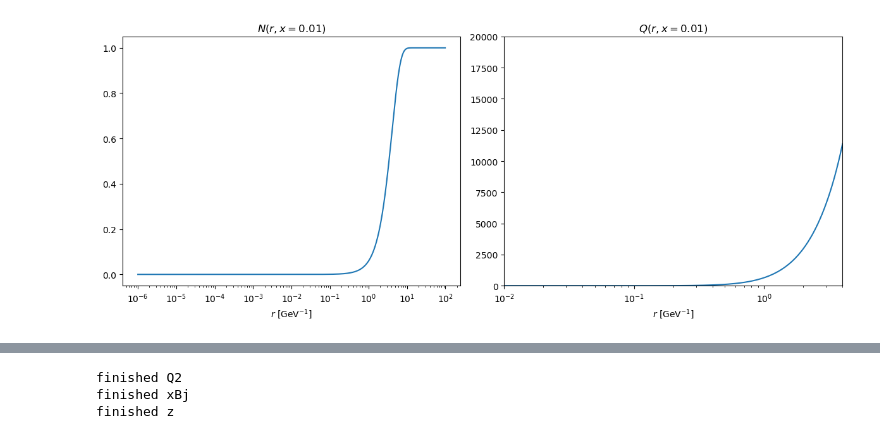
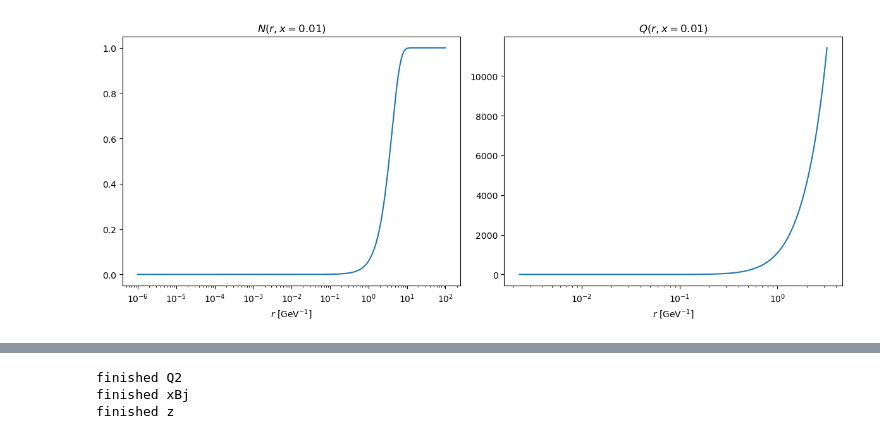
Before and after one commit to brandonmanley/dijet_DSA, a Jupyter notebook: bmanley/DSA_testing.ipynb, the cells around one changed output, grey strips where cells are left out. Cells and saved outputs as stored; diff of their text form; code cells hidden in the pictures.

```diff
--- a/bmanley/DSA_testing.ipynb
+++ b/bmanley/DSA_testing.ipynb
@@ -61,31 +61,32 @@ pdipole_dfs = pd.DataFrame(to_array(polar_data_files), columns = ['s10', 'eta',
 # %%
 # to make sure we imported correctly, let's plot the dipoles as a function of r (N) and s_{10} (PDAs)
 
-lambdaIR = 0.240  # IR cutoff in GeV
+lambdaIR = 0.300  # IR cutoff in GeV
+test_x = 0.01
 
 fig, axes = plt.subplots(1, 2, figsize=(12, 5))
 
-n_test = ndipole_df[np.isclose(ndipole_df['xBj'], 0.01, atol=1e-7)]
+n_test = ndipole_df[np.isclose(ndipole_df['xBj'], test_x, atol=1e-7)]
 axes[0].plot(np.exp(n_test['ln(r)']), n_test['N[ln(r)]'])
 axes[0].semilogx()
 axes[0].set_xlabel(r'$r \,\, [\mathrm{GeV}^{-1}]$')
-axes[0].set_title('$N(r, x=0.01)$')
+axes[0].set_title(fr'$N(r, x={test_x})$')
 
 
 bas = np.sqrt((3)/(2*np.pi))
-test_eta = np.sqrt((3.0)/(2*np.pi))*np.log(10/0.01)
+test_eta = np.sqrt((3.0)/(2*np.pi))*np.log(10/test_x)
 
 Q_test = pdipole_dfs[np.isclose(pdipole_dfs['eta'], test_eta, atol=delta*0.5)]
 # axes[1].plot((1/lambdaIR)*np.exp(-Q_test['s10']*0.5), np.log(np.abs(Q_test['Q'])))
 axes[1].plot((1/lambdaIR)*np.exp((-Q_test['s10']*0.5)/bas), Q_test['Q'])
 axes[1].semilogx()
 # axes[1].set_xlabel(r'$s_{10}$')
 axes[1].set_xlabel(r'$r \,\, [\mathrm{GeV}^{-1}]$')
-axes[1].set_title(r'$Q(r, x = 0.01)$')
-axes[1].set_xlim(0.01, 4)
-axes[1].set_ylim(0,20000)
+axes[1].set_title(fr'$Q(r, x = {test_x})$')
+# axes[1].set_xlim(0.01, 4)
+# axes[1].set_ylim(0,20000)
 
 plt.tight_layout()
 plt.show()
 # %% [output]
-[figure, old version]
+[figure, new version]
```
Also changed, not shown: parts of 15 cells of this notebook, 10 other files.
